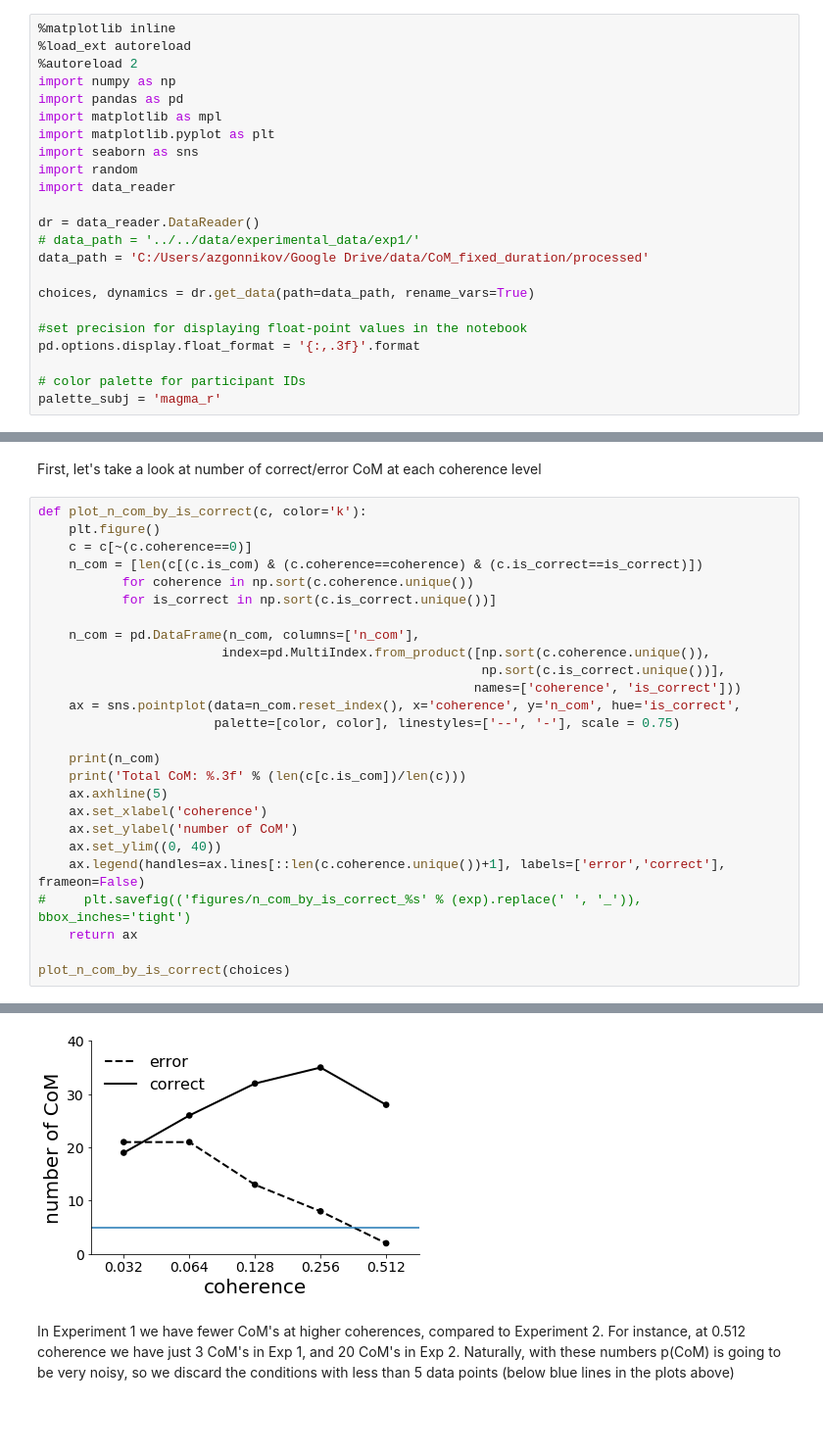
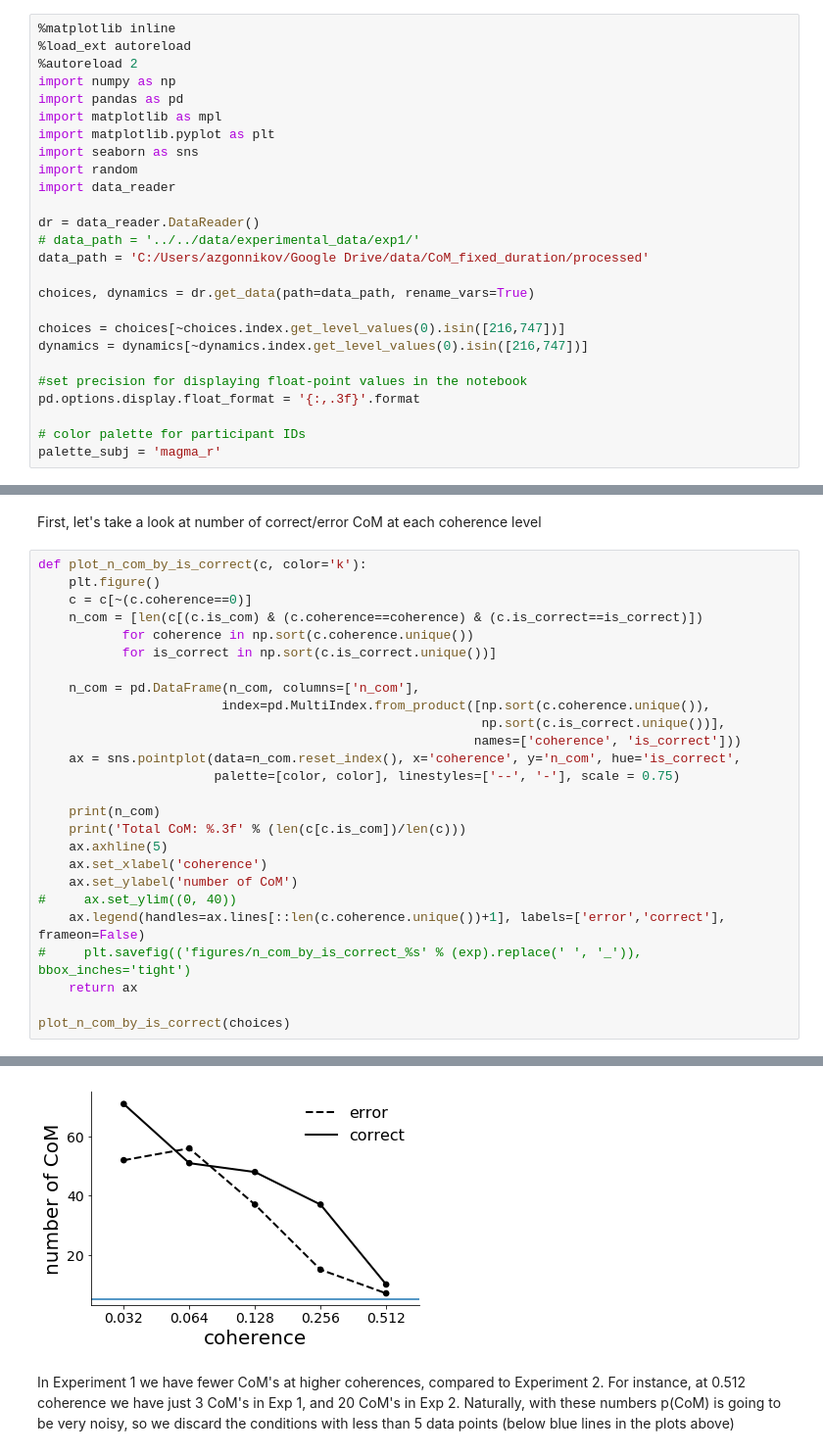
Before and after one commit to nidstigator/com_fixed_duration, a Jupyter notebook: analysis/psychometrics.ipynb, the cells around one changed output, grey strips where cells are left out. Shown at 98% size. Drawn from its saved outputs; the diff is of its cells as text; blank space fills up the shorter version.

```diff
--- a/analysis/psychometrics.ipynb
+++ b/analysis/psychometrics.ipynb
@@ -27,6 +27,9 @@ data_path = 'C:/Users/azgonnikov/Google Drive/data/CoM_fixed_duration/processed'
 
 choices, dynamics = dr.get_data(path=data_path, rename_vars=True)
 
+choices = choices[~choices.index.get_level_values(0).isin([216,747])]
+dynamics = dynamics[~dynamics.index.get_level_values(0).isin([216,747])]
+
 #set precision for displaying float-point values in the notebook
 pd.options.display.float_format = '{:,.3f}'.format
 
@@ -235,7 +248,7 @@ def plot_n_com_by_is_correct(c, color='k'):
     ax.axhline(5)
     ax.set_xlabel('coherence')
     ax.set_ylabel('number of CoM')
-    ax.set_ylim((0, 40))
+#     ax.set_ylim((0, 40))
     ax.legend(handles=ax.lines[::len(c.coherence.unique())+1], labels=['error','correct'], frameon=False)
 #     plt.savefig(('figures/n_com_by_is_correct_%s' % (exp).replace(' ', '_')), bbox_inches='tight')
     return ax
@@ -258,5 +271,5 @@ Total CoM: 0.189
 <matplotlib.axes._subplots.AxesSubplot at 0x...>
-[figure, old version]
+[figure, new version]
 # %% [markdown]
 In Experiment 1 we have fewer CoM's at higher coherences, compared to Experiment 2. For instance, at 0.512 coherence we have just 3 CoM's in Exp 1, and 20 CoM's in Exp 2. Naturally, with these numbers p(CoM) is going to be very noisy, so we discard the conditions with less than 5 data points (below blue lines in the plots above)
 # %%
```
Also changed, not shown: parts of 14 cells of this notebook, 4 other files.
